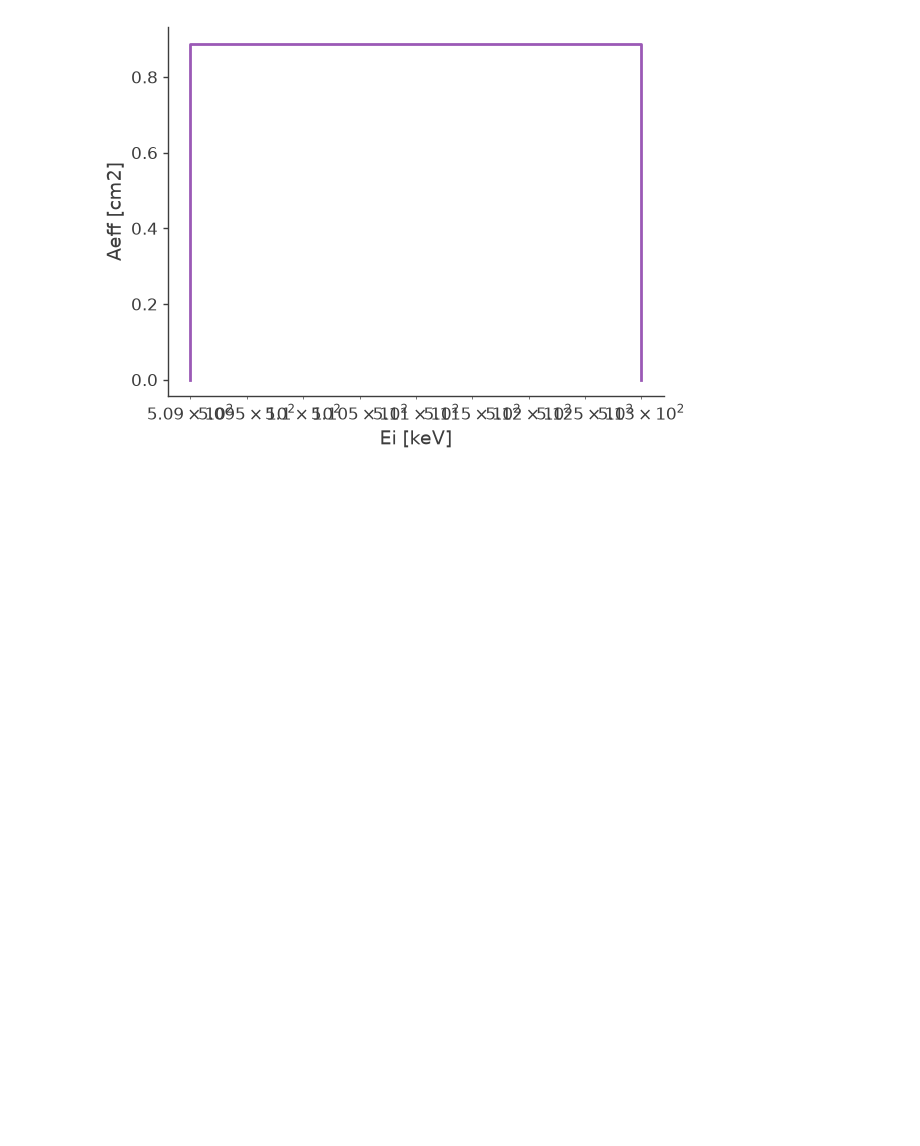
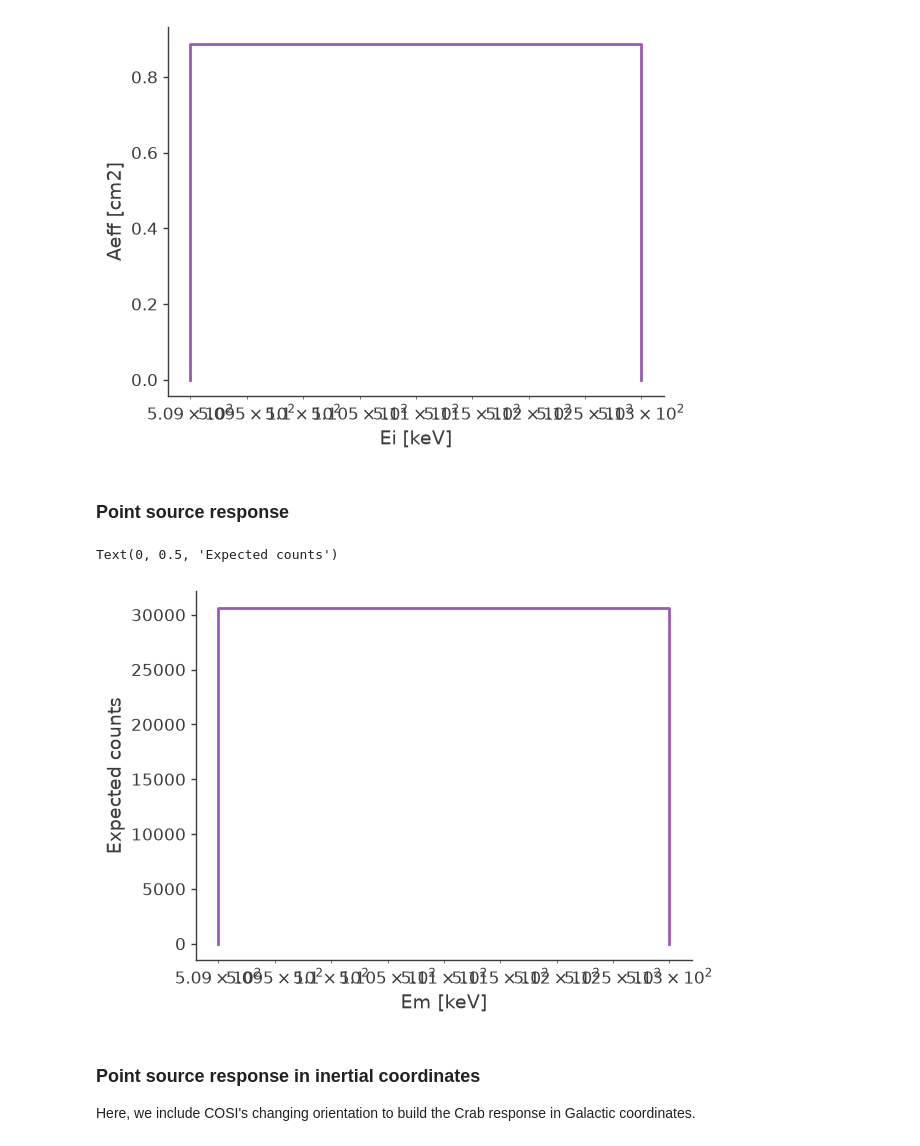
Before and after one commit to mquezada13/data-challenge-3-4-exploration, a Jupyter notebook: workflow/notebooks/01_DataIO_analysis.ipynb, the cells around one changed output. Drawn from its saved outputs; the diff is of its cells as text; code cells hidden in the pictures; blank space fills up the shorter version.

```diff
--- a/workflow/notebooks/01_DataIO_analysis.ipynb
+++ b/workflow/notebooks/01_DataIO_analysis.ipynb
@@ -500,3 +503,54 @@ ax,plot = drm511.get_effective_area().plot();
 ax.set_ylabel(f'Aeff [{drm.unit}]');
 # %% [output]
 [figure]
+# %% [markdown]
+### Point source response
+# %%
+
+orientation = cp.SpacecraftHistory.open(data_ori_path)
+
+# Define the target coordinates (Crab)
+target_coord = SkyCoord(0, 0, unit = 'deg', frame = "galactic")
+
+#-----------------------------------------------------------------------------------
+# Build a dwell-time map for the Crab using COSI's orientation history.
+# It records how long the Crab was observed from each direction relative to COSI,
+# so the detector response can later be averaged over the full observation.
+#-----------------------------------------------------------------------------------
+with cp.response.FullDetectorResponse.open(data_responsecon_path) as response:
+    dwell_time_map = orientation.get_dwell_map(target_coord = target_coord, base = response)
+# %%
+with cp.response.FullDetectorResponse.open(data_responsecon_path) as response:
+    psr = response.get_point_source_response(
+        exposure_map=dwell_time_map,
+        coord=target_coord,
+    )
+# %%
+# Define a trial Crab spectrum: F(E) = K * (E / piv)**index.
+# These parameters are an initial hypothesis, not values measured from the data.
+
+index = -1
+K = 10**-3 / u.cm / u.cm / u.s / u.keV
+piv = 100 * u.keV
+
+spectrum = Powerlaw()
+spectrum.index.value = index
+spectrum.K.value = K.value
+spectrum.piv.value = piv.value
+spectrum.K.unit = K.unit
+spectrum.piv.unit = piv.unit
+
+# Fold the trial spectrum through the PSR to predict the counts COSI would measure.
+expectation = psr.get_expectation(spectrum)
+# %%
+# Project the prediction onto measured energy (Em); this is not the observed spectrum yet.
+ax, plot = expectation.project('Em').plot()
+
+ax.set_ylabel('Expected counts')
+# %% [output]
+Text(0, 0.5, 'Expected counts')
+[figure, added]
+# %% [markdown]
+### Point source response in inertial coordinates
+
+Here, we include COSI's changing orientation to build the Crab response in Galactic coordinates.
```
Also changed, not shown: parts of 5 cells of this notebook, 2 other files.
